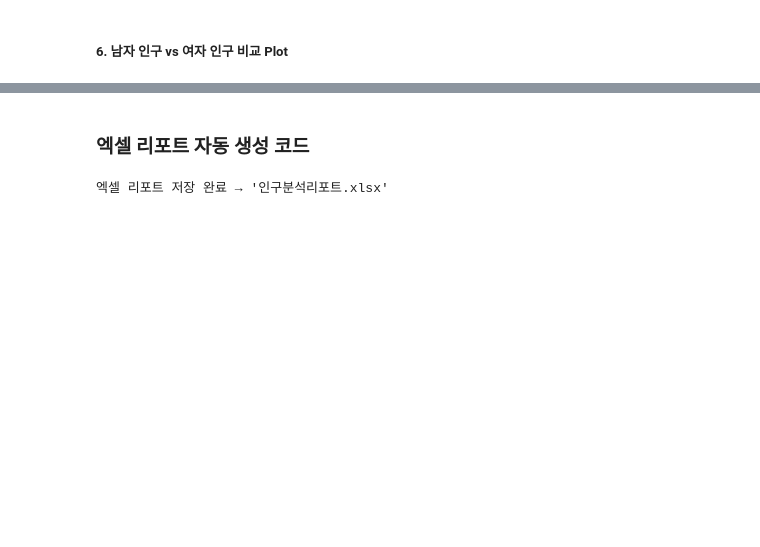
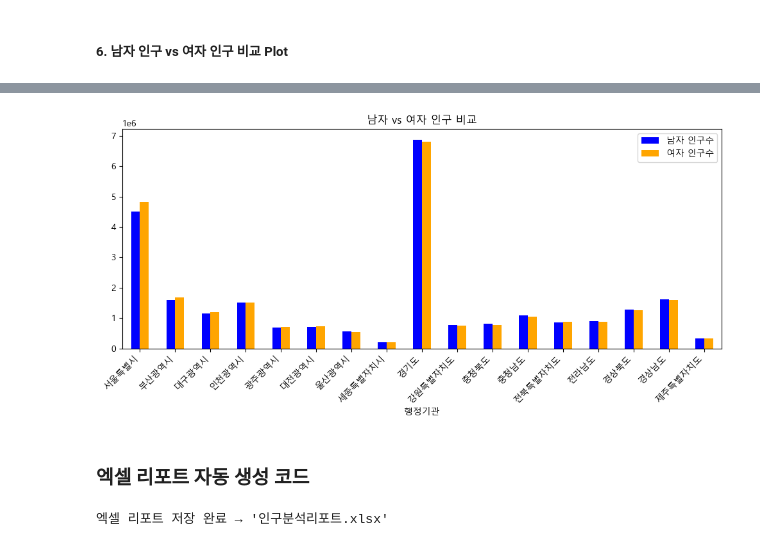
Before and after one commit to yeoleum0721/Python_Webscraping_Anaylsis, a Jupyter notebook: ExerciseProblem/04_인구현황분석.ipynb, the cells around one changed output, grey strips where cells are left out. Drawn from its saved outputs; the diff is of its cells as text; code cells hidden in the pictures; blank space fills up the shorter version.

```diff
--- a/ExerciseProblem/04_인구현황분석.ipynb
+++ b/ExerciseProblem/04_인구현황분석.ipynb
@@ -201,3 +217,19 @@ print("5. 세대당 인구 평균보다 높은 지역")
+# %%
+plt.figure(figsize=(10,5))
+
+# Pandas의 .plot() 메서드를 사용
+# x에 '행정기관', y에 '남자 인구수'와 '여자 인구수'를 리스트로 전달
+# kind='bar'로 막대 그래프 지정
+ax = df.plot(x='행정기관', y=['남자 인구수', '여자 인구수'], kind='bar',
+              color=['blue', 'orange'], ax=plt.gca()) # ax=plt.gca()로 현재 Axes에 그림
+
+plt.title('남자 vs 여자 인구 비교')
+plt.xticks(rotation=45, ha='right')
+plt.legend()
+plt.tight_layout()
+plt.show()
+# %% [output]
+[figure, added]
 # %% [markdown]
 ### 엑셀 리포트 자동 생성 코드
 # %%
```
Also changed, not shown: parts of 22 cells of this notebook, 3 other files.
